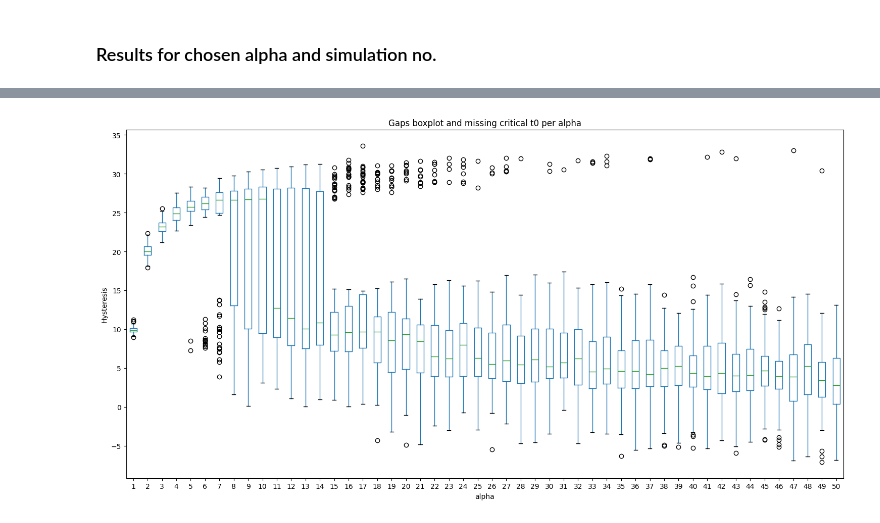
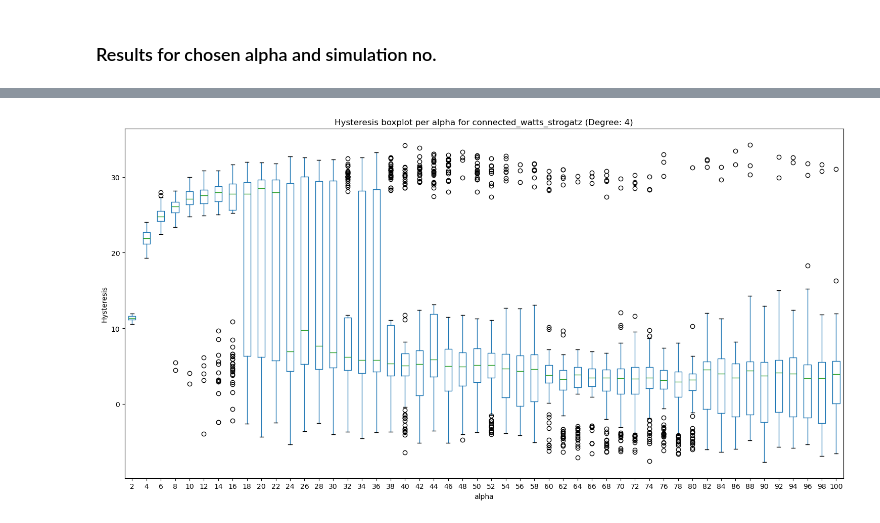
Before and after one commit to Leo1898/complex_contagions_package, a Jupyter notebook: notebooks/visualization.ipynb, the cells around one changed output, grey strips where cells are left out. Drawn from its saved outputs; the diff is of its cells as text; code cells hidden in the pictures.

```diff
--- a/notebooks/visualization.ipynb
+++ b/notebooks/visualization.ipynb
@@ -37,9 +40,8 @@ ds
 # %%
 from complex_contagions_package.visualizer import DiffusionPlotter
 
 %matplotlib inline
-
-plotter = DiffusionPlotter(dataset_path='../datasets/final_ds_connected_watts_strogatz_degree6.nc')
+plotter = DiffusionPlotter(dataset_path="../datasets/final_ds_connected_watts_strogatz_degree4.nc")
 plotter.hysteresis_boxplot()
 # %% [output]
-[figure, old version]
+[figure, new version]
```
Also changed, not shown: parts of 17 cells of this notebook, 14 other files.
